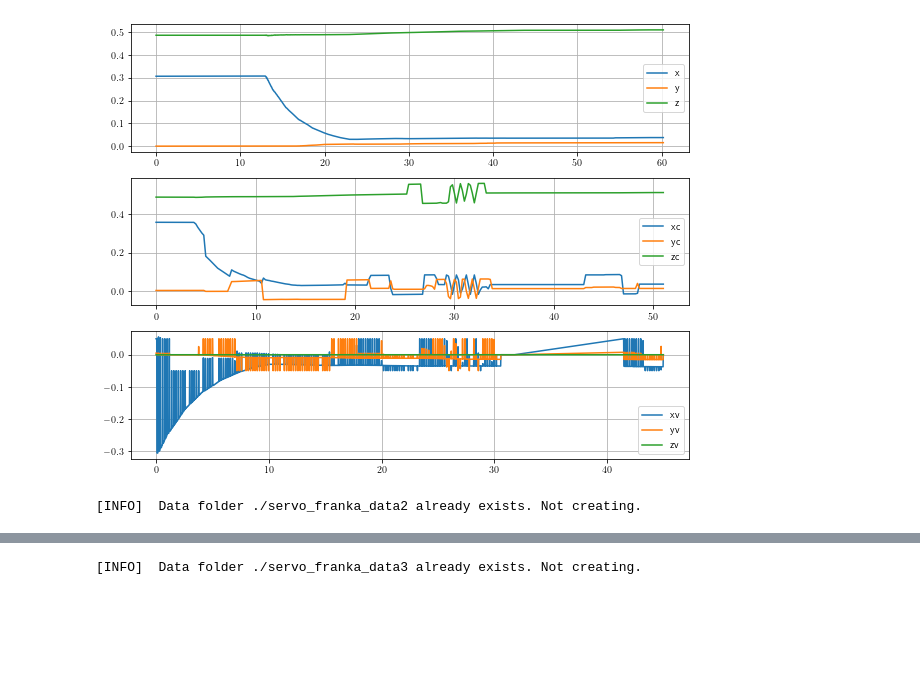
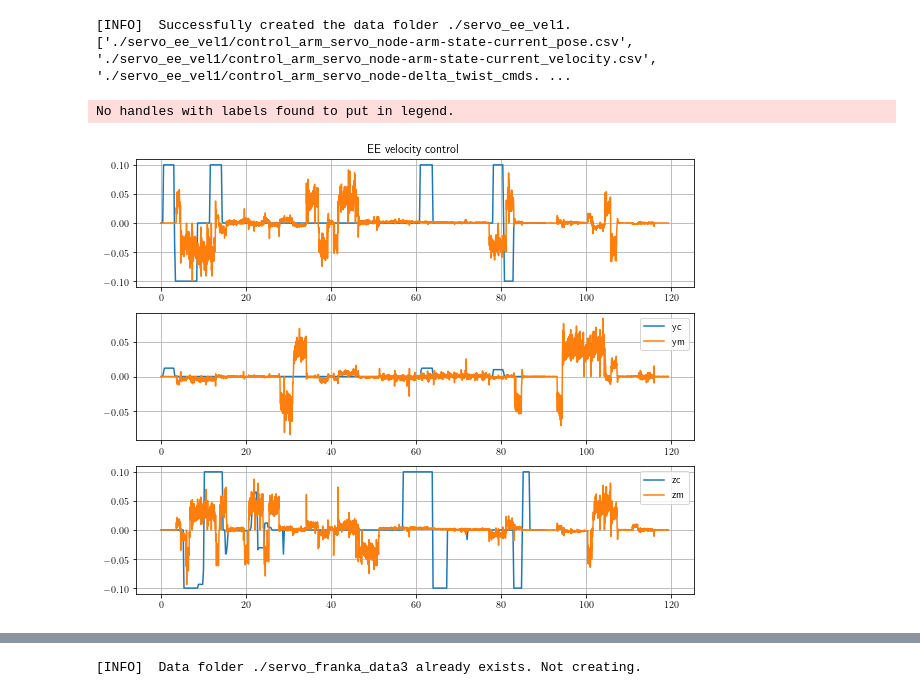
Before and after one commit to fzoric8/ros_utils, a Jupyter notebook: play/servoPlots.ipynb, the cells around one changed output, grey strips where cells are left out. Cells and saved outputs as stored; diff of their text form; code cells hidden in the pictures; blank space fills up the shorter version.

Commit message:
[servo] Update plots

```diff
--- a/play/servoPlots.ipynb
+++ b/play/servoPlots.ipynb
@@ -217,22 +248,37 @@ tv, xv, yv, zv = extract_vel_ref(twist_cmd)
+# %%
+path = "."
+bags = read_bags(path)
+servo_i = find_bag_by_name("servo_ee_vel1", bags)
+b = bagreader(bags[servo_i])
+b_csv = create_csv(b)
+print(b_csv)
+
+cur_pose = pd.read_csv(b_csv[0])
+twist_meas = pd.read_csv(b_csv[1])
+twist_cmd = pd.read_csv(b_csv[2])
+#t, x, y, z = extract_position(cur_pose)
+#tc, xc, yc, zc = extract_ref(target_pose)
+tc, xc, yc, zc = get_v_ref(twist_cmd)
+tm, xm, ym, zm = get_v_meas(cur_vel)
+# %% [output]
+[INFO]  Successfully created the data folder ./servo_ee_vel1.
+['./servo_ee_vel1/control_arm_servo_node-arm-state-current_pose.csv', './servo_ee_vel1/control_arm_servo_node-arm-state-current_velocity.csv', './servo_ee_vel1/control_arm_servo_node-delta_twist_cmds. ...
 # %%
 fig, ax = plt.subplots(3, 1, figsize=(10, 8))
-ax[0].plot(t, x, label="x"); ax[0].plot(t, y, label="y"); ax[0].plot(t, z, label="z")
-ax[0].legend()
+ax[0].set_title('EE velocity control')
+ax[0].plot(tc, xc, label="xc")
+ax[0].plot(tm, xm, label="xm")
 ax[0].grid()
-ax[1].plot(tc, xc, label="xc"); ax[1].plot(tc, yc, label="yc"); ax[1].plot(tc, zc, label="zc")
+ax[1].legend()
+ax[1].plot(tc, yc, label="yc")
+ax[1].plot(tm, ym, label="ym")
 ax[1].legend()
 ax[1].grid()
-ax[2].plot(tv, xv, label="xv"); ax[2].plot(tv, yv, label="yv"); ax[2].plot(tv, zv, label="zv")
+ax[2].plot(tc, zc, label="zc")
+ax[2].plot(tm, zm, label="zm")
 ax[2].legend()
 ax[2].grid()
 plt.show()
 # %% [output]
+No handles with labels found to put in legend.
-[figure, old version]
+[figure, new version]
-# %%
-path = "."
-bags = read_bags(path)
-servo_i = find_bag_by_name("servo_franka_data2", bags)
-b = bagreader(bags[servo_i])
-b_csv = create_csv(b)
-# %% [output]
-[INFO]  Data folder ./servo_franka_data2 already exists. Not creating.
```
Also changed, not shown: parts of 8 cells of this notebook.
